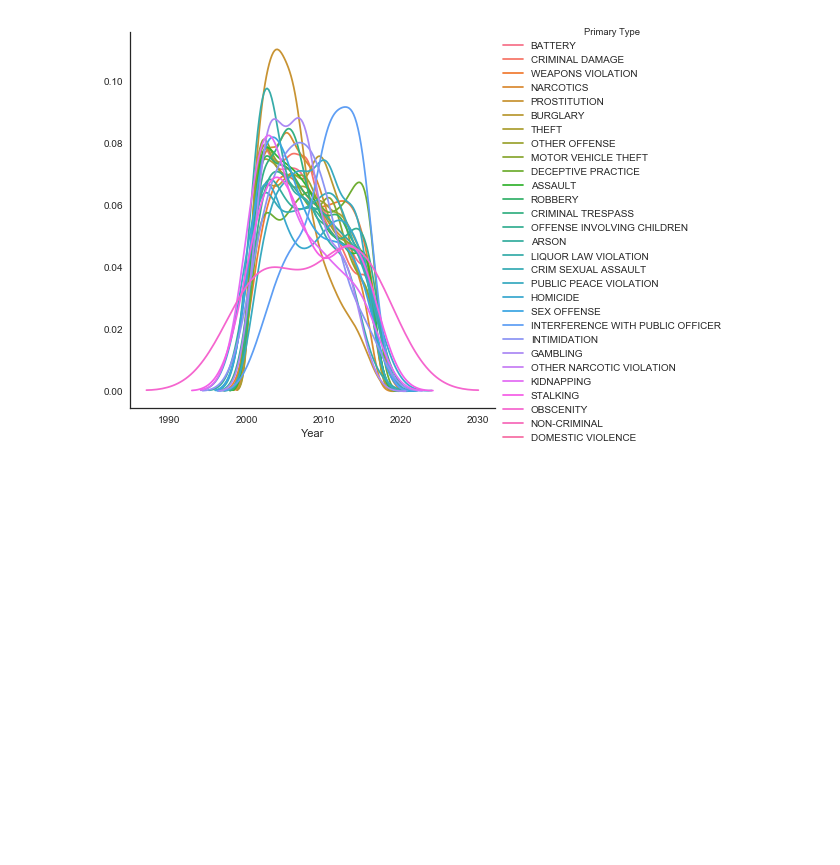
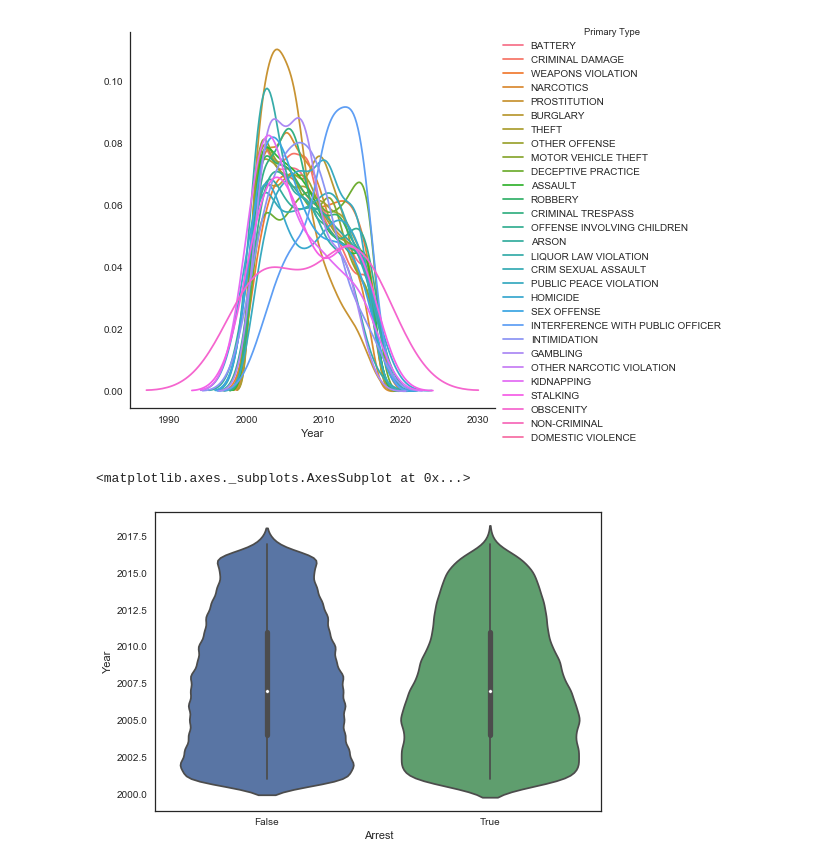
Before and after one commit to oddinigwe/project3, a Jupyter notebook: Project3.ipynb, the cells around one changed output. Cells and saved outputs as stored; diff of their text form; code cells hidden in the pictures; blank space fills up the shorter version.

```diff
--- a/Project3.ipynb
+++ b/Project3.ipynb
@@ -71,3 +71,11 @@ sns.FacetGrid(chicagocrime, hue="Primary Type", size=6) \
 # %% [output]
 <seaborn.axisgrid.FacetGrid at 0x...>
 [figure]
+# %%
+# Violin plot, unlike box plots, depict the density of the data
+# Denser regions of the data are fatter, and sparser thiner in a violin plot
+# further showing the distributions of the features
+sns.violinplot(x="Arrest", y="Year", data=chicagocrime, size=40)
+# %% [output]
+<matplotlib.axes._subplots.AxesSubplot at 0x...>
+[figure, added]
```
Also changed, not shown: parts of 4 cells of this notebook.
